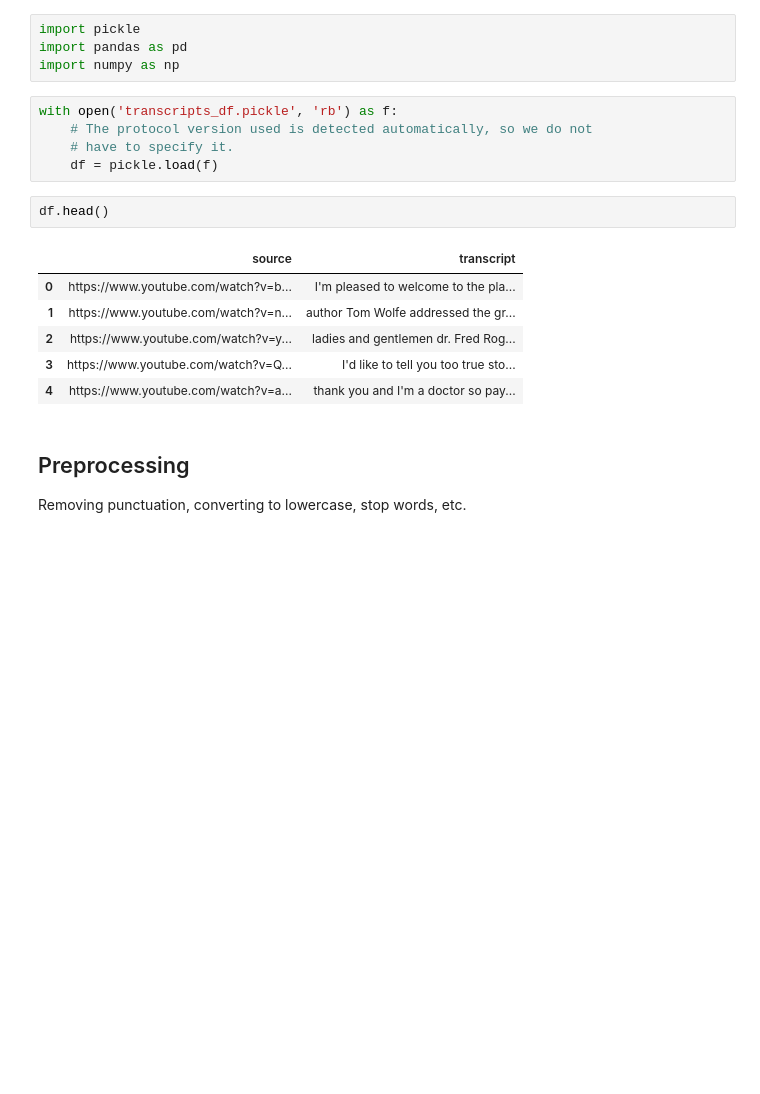
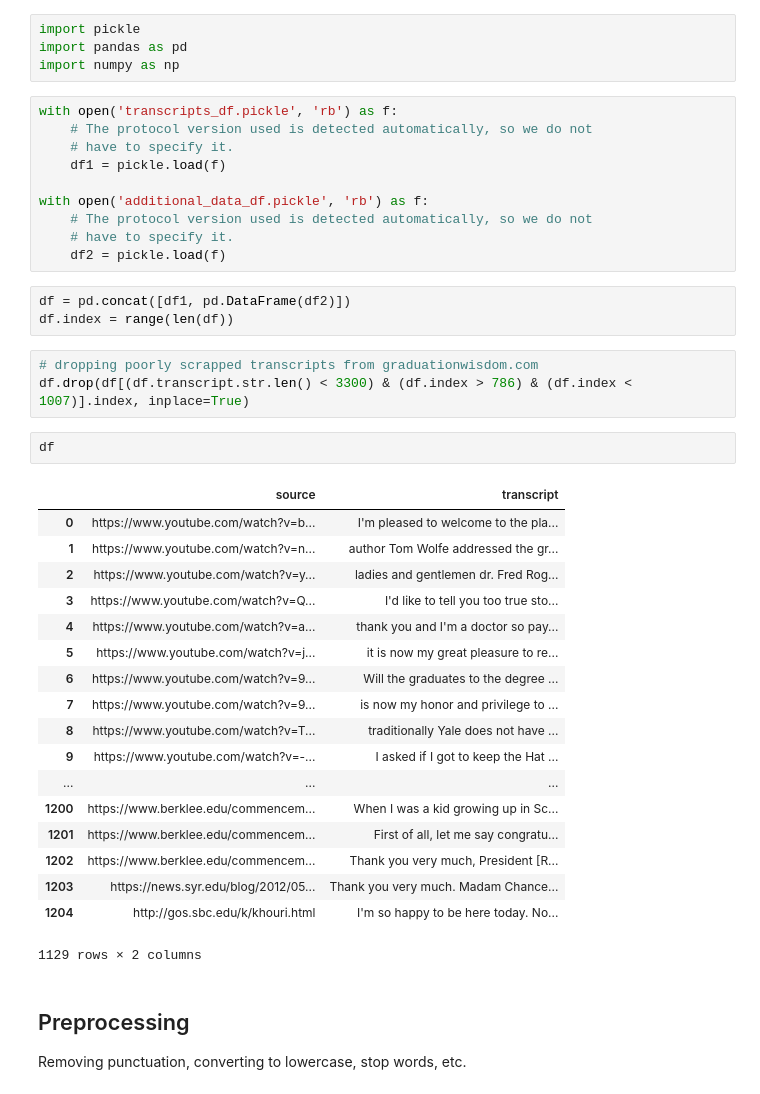
Before and after one commit to h-parker/commencement-speech-generator, a Jupyter notebook: nlp-eda.ipynb, the cells around one changed output. Drawn from its saved outputs; the diff is of its cells as text; blank space fills up the shorter version.

Commit message:
collected new data & preprocessed

```diff
--- a/nlp-eda.ipynb
+++ b/nlp-eda.ipynb
@@ -9,16 +9,39 @@ import numpy as np
 with open('transcripts_df.pickle', 'rb') as f:
     # The protocol version used is detected automatically, so we do not
     # have to specify it.
-    df = pickle.load(f)
+    df1 = pickle.load(f)
+
+with open('additional_data_df.pickle', 'rb') as f:
+    # The protocol version used is detected automatically, so we do not
+    # have to specify it.
+    df2 = pickle.load(f)
+# %%
+df = pd.concat([df1, pd.DataFrame(df2)])
+df.index = range(len(df))
+# %%
+# dropping poorly scrapped transcripts from graduationwisdom.com
+df.drop(df[(df.transcript.str.len() < 3300) & (df.index > 786) & (df.index < 1007)].index, inplace=True)
 # %%
-df.head()
+df
 # %% [output]
 |  | source | transcript |
 | 0 | https://www.youtube.com/watch?v=b... | I'm pleased to welcome to the pla... |
 | 1 | https://www.youtube.com/watch?v=n... | author Tom Wolfe addressed the gr... |
 | 2 | https://www.youtube.com/watch?v=y... | ladies and gentlemen dr. Fred Rog... |
 | 3 | https://www.youtube.com/watch?v=Q... | I'd like to tell you too true sto... |
 | 4 | https://www.youtube.com/watch?v=a... | thank you and I'm a doctor so pay... |
+| 5 | https://www.youtube.com/watch?v=j... | it is now my great pleasure to re... |
+| 6 | https://www.youtube.com/watch?v=9... | Will the graduates to the degree ... |
+| 7 | https://www.youtube.com/watch?v=9... | is now my honor and privilege to ... |
+| 8 | https://www.youtube.com/watch?v=T... | traditionally Yale does not have ... |
+| 9 | https://www.youtube.com/watch?v=-... | I asked if I got to keep the Hat ... |
+| ... | ... | ... |
+| 1200 | https://www.berklee.edu/commencem... | When I was a kid growing up in Sc... |
+| 1201 | https://www.berklee.edu/commencem... | First of all, let me say congratu... |
+| 1202 | https://www.berklee.edu/commencem... | Thank you very much, President [R... |
+| 1203 | https://news.syr.edu/blog/2012/05... | Thank you very much. Madam Chance... |
+| 1204 | http://gos.sbc.edu/k/khouri.html | I'm so happy to be here today. No... |
+1129 rows × 2 columns
 # %% [markdown]
 ## Preprocessing
 Removing punctuation, converting to lowercase, stop words, etc.
```
Also changed, not shown: parts of 3 cells of this notebook, 3 other files.
